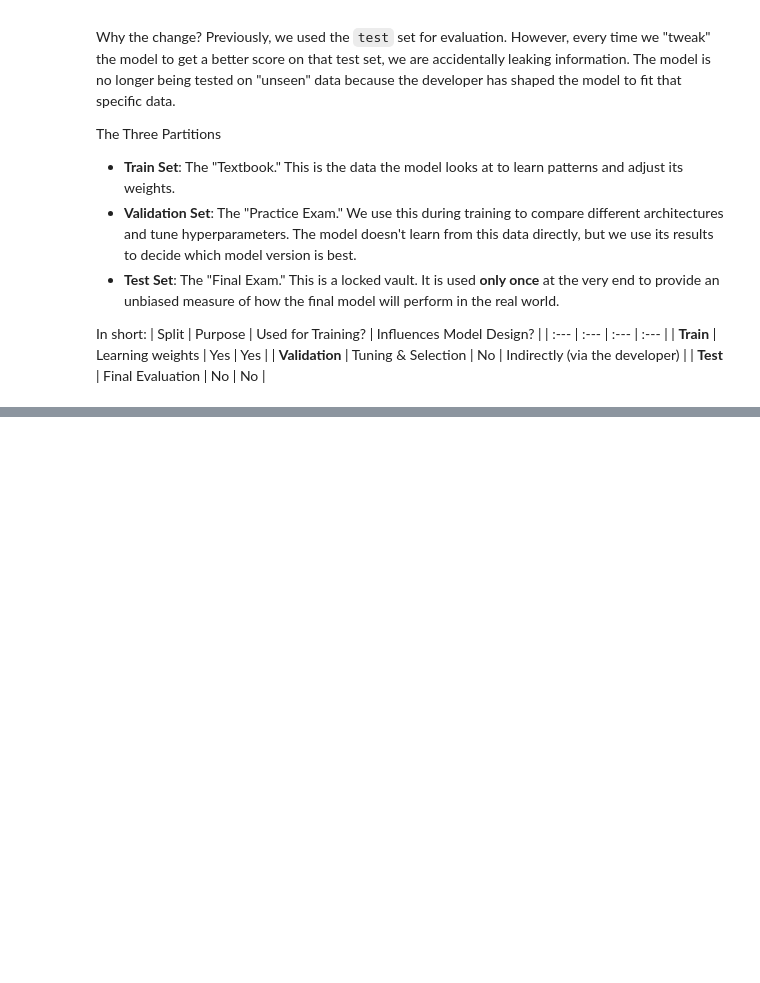
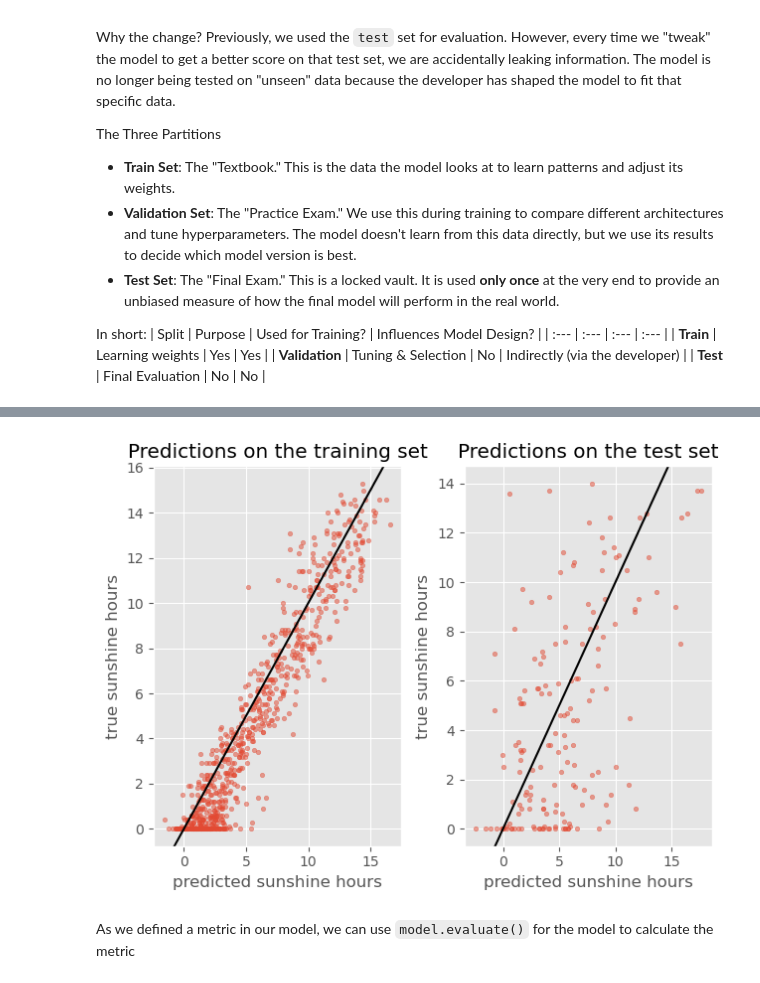
Before and after one commit to UCSBCarpentry/ml-deeplearning-notebooks, a Jupyter notebook: 3_monitor_training.ipynb, the cells around one changed output, grey strips where cells are left out. Cells and saved outputs as stored; diff of their text form; code cells hidden in the pictures; blank space fills up the shorter version.

```diff
--- a/3_monitor_training.ipynb
+++ b/3_monitor_training.ipynb
@@ -78,0 +286,3 @@ X_val, X_test, y_val, y_test = train_test_split(X_holdout, y_holdout, test_size=
+# %%
+y_train_predicted = model_100_50.predict(X_train)
+y_val_predicted = model_100_50.predict(X_val)
@@ -78,0 +296,20 @@ X_val, X_test, y_val, y_test = train_test_split(X_holdout, y_holdout, test_size=
+# %%
+# We define a function that we will reuse in this lesson
+def plot_predictions(y_pred, y_true, title, ax):
+    plt.style.use('ggplot')  # optional, that's only to define a visual style
+    ax.scatter(y_pred, y_true, s=10, alpha=0.5)
+    ax.axline((0,0),slope = 1, color = "black") # plot diagonal reference line
+    ax.set_xlabel("predicted sunshine hours")
+    ax.set_ylabel("true sunshine hours")
+    ax.set_title(title)
+# %%
+# Make a couple of plots, showing how our model performs in the data it used to learn (training set) and unseen data ()
+
+fig, ax = plt.subplots(1,2)
+plot_predictions(y_train_predicted, y_train, title='Predictions on the training set', ax = ax[0])
+plot_predictions(y_val_predicted, y_val, title='Predictions on the test set', ax = ax[1])
+plt.tight_layout()
+# %% [output]
+[figure, added]
+# %% [markdown]
+As we defined a metric in our model, we can use `model.evaluate()` for the model to calculate the metric
```
Also changed, not shown: parts of 34 cells of this notebook.
